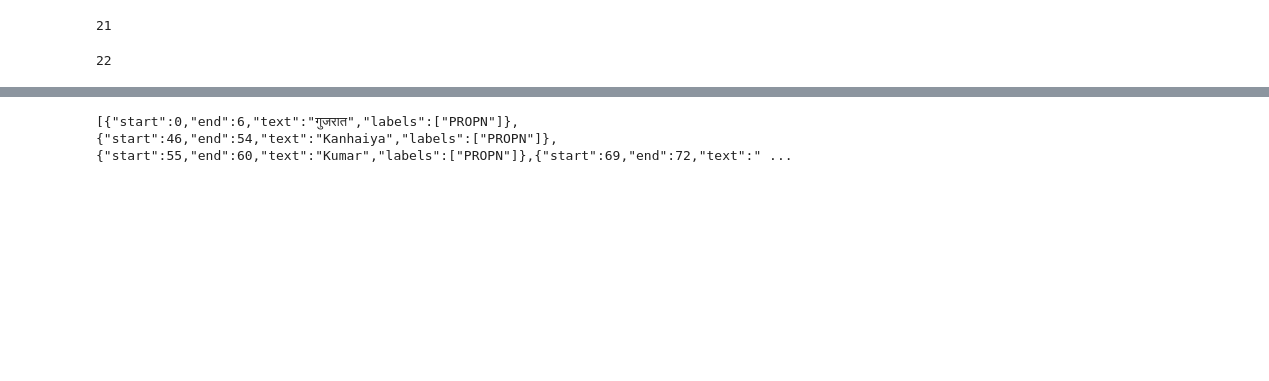
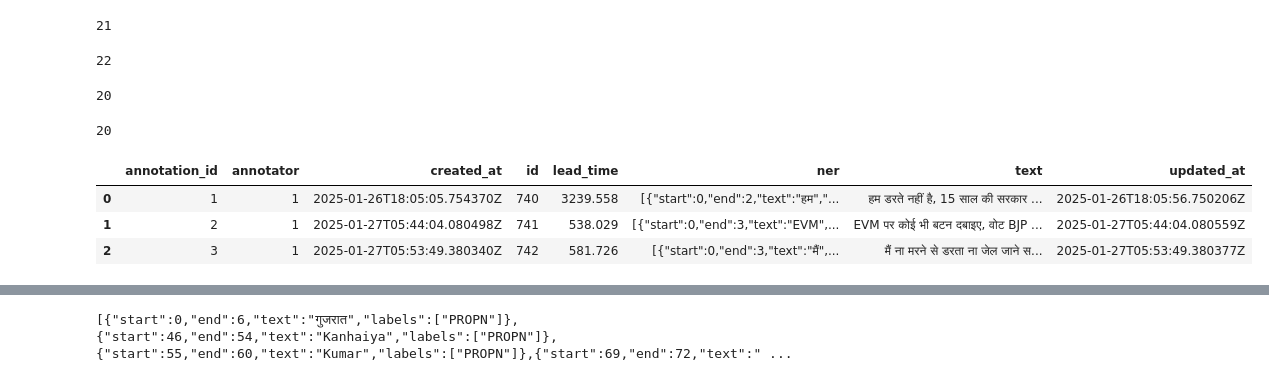
Before and after one commit to ShivanshGupta02/CS_203_Assignment3, a Jupyter notebook: TASK-3/CS_203_Assignment3_Task3.ipynb, the cells around one changed output, grey strips where cells are left out. Cells and saved outputs as stored; diff of their text form; code cells hidden in the pictures; blank space fills up the shorter version.

```diff
--- a/TASK-3/CS_203_Assignment3_Task3.ipynb
+++ b/TASK-3/CS_203_Assignment3_Task3.ipynb
@@ -125,3 +149,23 @@ len(shivansh_nlp)
 len(jaya_nlp)
 # %% [output]
 22
+# %%
+# dropping the last row from shivansh_nlp dataset
+shivansh_nlp = shivansh_nlp.drop(shivansh_nlp.index[-1])
+# %%
+len(shivansh_nlp)
+# %% [output]
+20
+# %%
+# dropping the first two rows from the jaya_nlp dataset
+jaya_nlp = jaya_nlp.drop(jaya_nlp.index[:2])
+len(jaya_nlp)
+# %% [output]
+20
+# %%
+shivansh_nlp.head(3)
+# %% [output]
+|  | annotation_id | annotator | created_at | id | lead_time | ner | text | updated_at |
+| 0 | 1 | 1 | 2025-01-26T18:05:05.754370Z | 740 | 3239.558 | [{"start":0,"end":2,"text":"हम","... | हम डरते नहीं है, 15 साल की सरकार ... | 2025-01-26T18:05:56.750206Z |
+| 1 | 2 | 1 | 2025-01-27T05:44:04.080498Z | 741 | 538.029 | [{"start":0,"end":3,"text":"EVM",... | EVM पर कोई भी बटन दबाइए, वोट BJP ... | 2025-01-27T05:44:04.080559Z |
+| 2 | 3 | 1 | 2025-01-27T05:53:49.380340Z | 742 | 581.726 | [{"start":0,"end":3,"text":"मैं",... | मैं ना मरने से डरता ना जेल जाने स... | 2025-01-27T05:53:49.380377Z |
```
Also changed, not shown: parts of 8 cells of this notebook, 10 other files.
